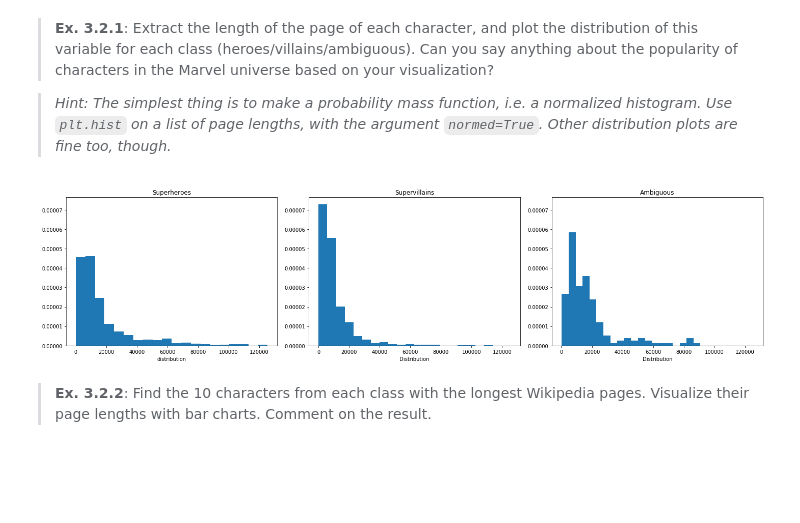
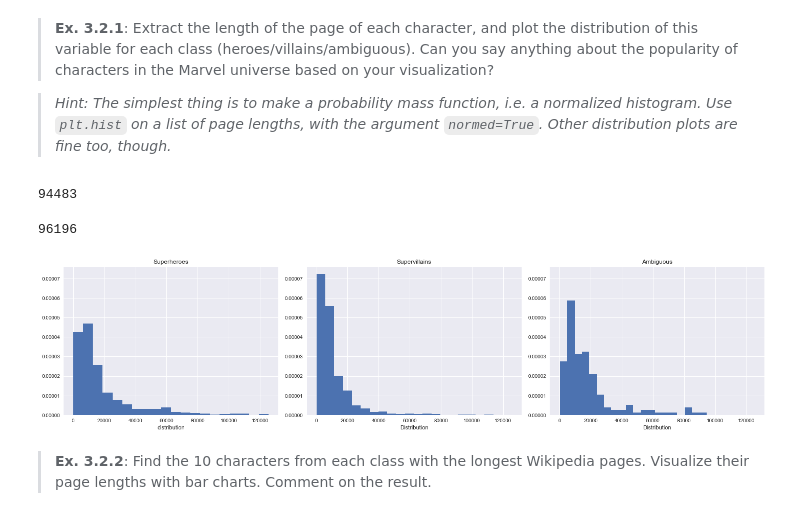
Before and after one commit to allengueco/marvel_project, a Jupyter notebook: getting_data.ipynb, the cells around one changed output. Saved outputs shown, nothing was run; the diff lists cells and outputs as text; code cells hidden in the pictures; blank space fills up the shorter version.

```diff
--- a/getting_data.ipynb
+++ b/getting_data.ipynb
@@ -19,6 +7,7 @@ def print_json_tree(d, indent=0):
 import requests as rq
 import os
 import urllib3
+
 urllib3.disable_warnings(urllib3.exceptions.InsecureRequestWarning)  # Suppress InsecureRequestWarning
 def get_marvel_character_list(character_type):
     """Returns a set of one type of Marvel Characters (either superheroes or supervillains)
@@ -31,22 +20,21 @@ def get_marvel_character_list(character_type):
 
     Args:
         characters: string describing the type of marvel characters ("superheroes or supervillains")
+    Returns:
+        group: a set of the character names
 
-    Returns:
-        list: a set of the character names
     """
-
     group = set()
 
     wpage = r"https://en.wikipedia.org/w/api.php?"
     action = r"action=query"
     format = r"format=json"
     list = r"list=categorymembers"
-    title = r"cmtitle=Category:Marvel_Comics_%s" % character_type
+    title = fr"cmtitle=Category:Marvel_Comics_{character_type}"
     url = wpage + "&".join([action,format,list,title])
 
     data = rq.get(url).json()
-    cont = data['continue']['cmcontinue']
+    cont = data['continue']['cmcontinue']  # Continue key to be appended with the request
 
     for entry in data['query']['categorymembers']:
         group.add(entry['title'])
@@ -61,7 +49,7 @@ def get_marvel_character_list(character_type):
             break
     return group
 
-def make_groups(**offline):
+def make_groups(offline=False):
     """Partitions the three main groups
 
     Defines global variables for each then makes the superheroes and supervillain
@@ -88,19 +76,21 @@ def make_groups(**offline):
 
     global superheroes, supervillains, ambiguous
 
-    if offline:  # Must have the the stored directory hierarchy already.
+    if offline:  # Must have the the stored directory markups for each group already.
         for group, faction in enumerate(['superheroes', 'supervillains', 'ambiguous']):  # Each file has a .txt extension
             faction_chars = [c[:-4] for c in os.listdir('characters/%s' % faction)]      # So splice each until [:-4]
 
             if group == 0:
                 superheroes = clean_data(faction_chars)
+                print("Sucess: superheroes loaded from directory ")
 
             elif group == 1:
                 supervillains = clean_data(faction_chars)
+                print("Sucess: supervillains loaded from directory ")
 
             elif group == 2:
                 ambiguous = clean_data(faction_chars)
-
+                print("Sucess: ambiguous loaded from directorySucess: ")
     else:
         superheroes = get_marvel_character_list("superheroes")
         supervillains = get_marvel_character_list("supervillains")
@@ -108,6 +98,11 @@ def make_groups(**offline):
         superheroes -= ambiguous
         supervillains -= ambiguous
 
+        superheroes = clean_data(superheroes)
+        supervillains = clean_data(supervillains)
+        ambiguous = clean_data(ambiguous)
+
     return superheroes, supervillains, ambiguous
 
-superheroes, supervillains, ambiguous = make_groups(offline=True)
+global superheroes, supervillains, ambiguous
+superheroes, supervillains, ambiguous = make_groups()
@@ -205,5 +222,24 @@ def get_page_size(character):
     link = "https://en.wikipedia.org/w/api.php?format=json&action=query&titles=%s&prop=revisions&rvprop=size" % character
     data = rq.get(link).json()
     return list(data['query']['pages'].values())[0]['revisions'][0]['size']
+# %%
+get_page_size("Eddie Brock")
+# %% [output]
+94483
+# %%
+def get_page_size2(char):
+    for faction in ['superheroes', 'supervillains', 'ambiguous']:
+        faction_chars = [c[:4] for c in os.listdir(f'./characters/{faction}')]
+        if char in faction_chars:
+            break
+
+    with open(f"./characters/{faction}/{char}.txt", "r") as f:
+        length = len(f.read())
+    f.close()
+
+    return length
+get_page_size2("Eddie Brock")
+# %% [output]
+96196
 # %%
 # Construct a dictionary of char:pagesize for each group
@@ -214,28 +250,31 @@ amb_size = dict(zip(ambiguous, [get_page_size(char) for char in ambiguous]))
 # %%
 %matplotlib inline
 import matplotlib.pyplot as plt
+import seaborn as sns
+
+sns.set()
 
 plt.figure(figsize=(20,5))
 
 ax = plt.subplot(1,3,1)
 plt.title("Superheroes")
 plt.xlabel("distribution")
 plt.hist(hero_size.values(), bins=20, density=True)
 
 plt.subplot(1,3,2, sharex=ax, sharey=ax)
 plt.title("Supervillains")
 plt.xlabel("Distribution")
 plt.hist(villain_size.values(), bins=20, density=True)
 
 plt.subplot(1,3,3, sharex=ax, sharey=ax)
 plt.title("Ambiguous")
 plt.xlabel("Distribution")
 plt.hist(amb_size.values(), bins=20, density=True)
 
 plt.tight_layout()
 plt.show()
 # %% [output]
-[figure, old version]
+[figure, new version]
 # %% [markdown]
 >**Ex. 3.2.2**: Find the 10 characters from each class with the longest Wikipedia pages. Visualize their page lengths with bar charts. Comment on the result.
 # %%
```
Also changed, not shown: parts of 10 cells of this notebook.
